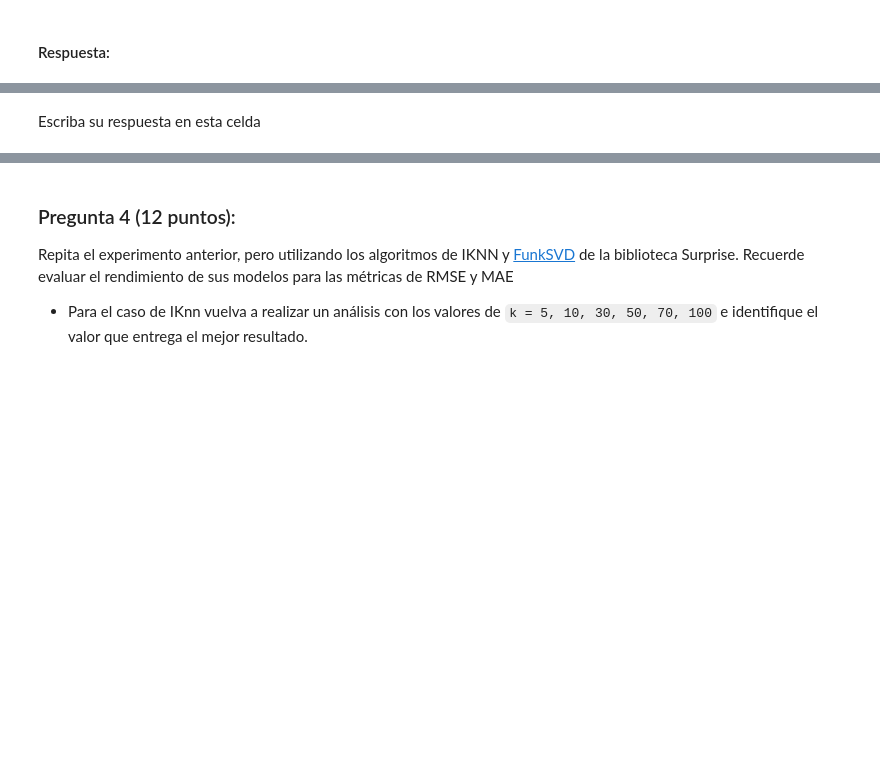
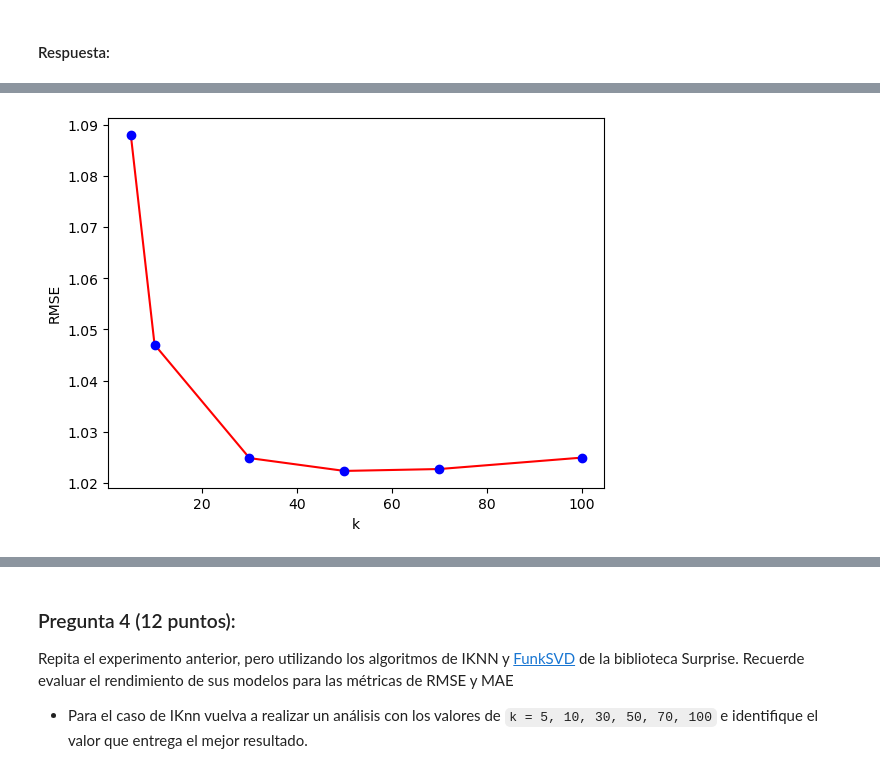
Before and after one commit to igmendozac/Sistemas_Recomendadores, a Jupyter notebook: Notebooks/Tarea1_Ivan_Mendoza.ipynb, the cells around one changed output, grey strips where cells are left out. Saved outputs shown, nothing was run; the diff lists cells and outputs as text; code cells hidden in the pictures; blank space fills up the shorter version.

```diff
--- a/Notebooks/Tarea1_Ivan_Mendoza.ipynb
+++ b/Notebooks/Tarea1_Ivan_Mendoza.ipynb
@@ -305,5 +445,12 @@ mae_values = [] # para almacenar resultados de MAE
 rmse_values = [] # para almacenar valores de RMSE
 
 for k in k_values:
-  # Complete el código.
-  break # Eliminar
+
+  myUserKnn = surprise.KNNBasic(k=k, sim_options={'name': 'cosine', 'user_based': True})
+  myUserKnn.fit(trainset)
+  predictions = myUserKnn.test(testset)
+  rmse_values.append(accuracy.rmse(predictions))
+  mae_values.append(accuracy.mae(predictions))
+
+print('RMSE:', rmse_values)
+print('MAE:', mae_values)
@@ -310,2 +475,11 @@ for k in k_values:
-# %% [markdown]
-Escriba su respuesta en esta celda
+# %%
+import matplotlib.pyplot as plt
+%matplotlib inline
+
+plt.plot(k_values, rmse_values, 'r-')
+plt.plot(k_values, rmse_values, 'bo')
+plt.xlabel("k")
+plt.ylabel("RMSE")
+plt.show()
+# %% [output]
+[figure, added]
```
Also changed, not shown: parts of 39 cells of this notebook, 25 other files.
